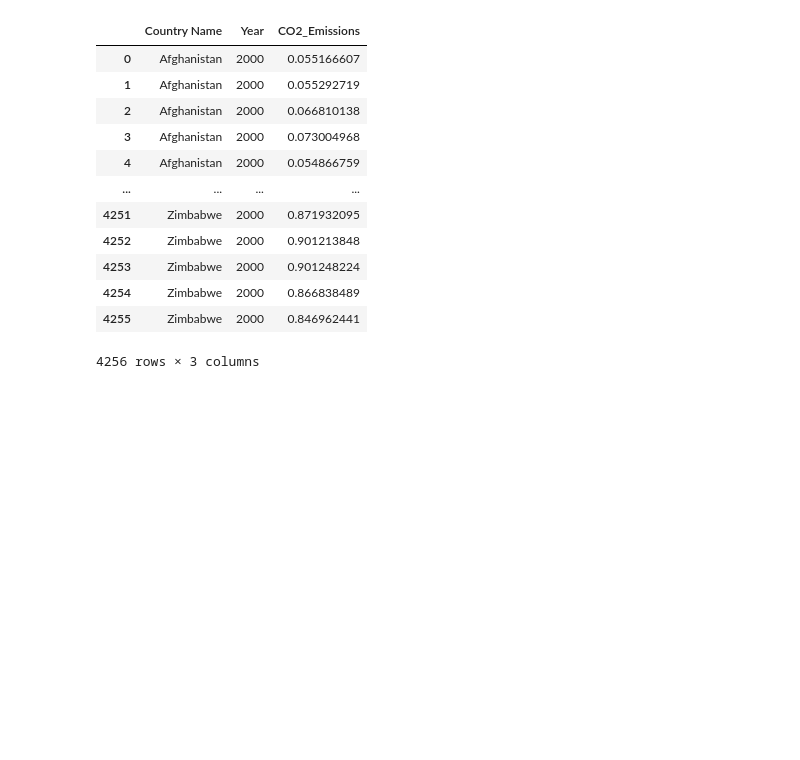
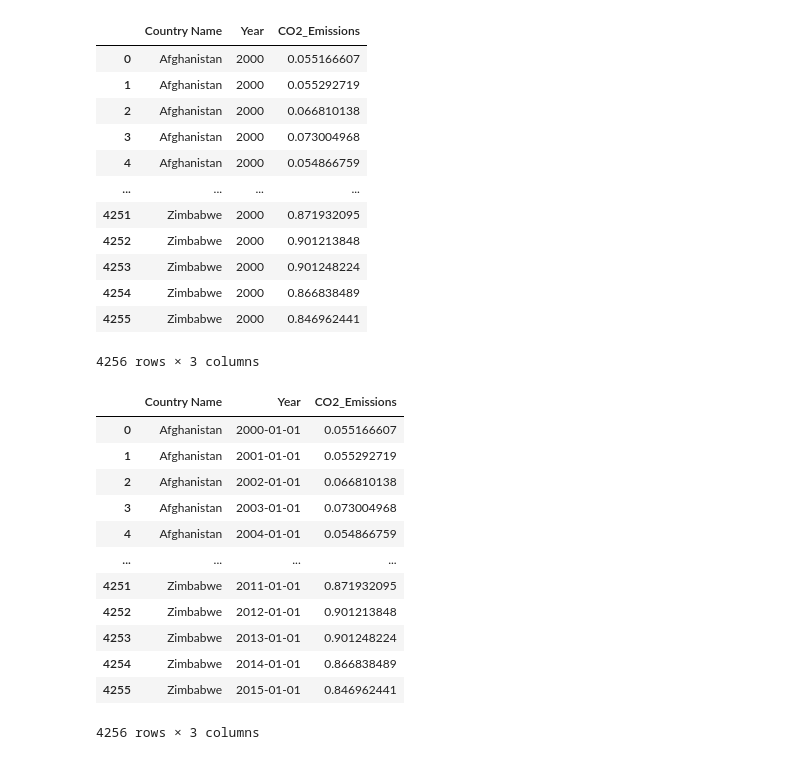
Before and after one commit to samratabduljalil/mL-olympiad2024, a Jupyter notebook: ml-co2.ipynb, the cells around one changed output. Cells and saved outputs as stored; diff of their text form; code cells hidden in the pictures; blank space fills up the shorter version.

```diff
--- a/ml-co2.ipynb
+++ b/ml-co2.ipynb
@@ -324,10 +324,8 @@ import re
 def remove_brackets(text):
     return re.sub(r"\[.*?\]", "", text)
 
-# Apply the function to the specific row
-row_index = 0  # Choose the row index where you want to remove the brackets
-sorted_df['Year']= remove_brackets(sorted_df['Year'][row_index])
-
+for index, row in sorted_df.iterrows():
+    sorted_df.at[index, 'Year'] = remove_brackets(row['Year'])
 print(sorted_df)
 # %% [output]
      Country Name   Year CO2_Emissions
@@ -360,3 +358,22 @@ sorted_df
 | 4254 | Zimbabwe | 2000 | 0.866838489 |
 | 4255 | Zimbabwe | 2000 | 0.846962441 |
 4256 rows × 3 columns
+# %%
+sorted_df['Year'] = sorted_df['Year'].str.strip()
+sorted_df['Year'] = pd.to_datetime(sorted_df['Year'], format='%Y')
+# %%
+sorted_df
+# %% [output]
+|  | Country Name | Year | CO2_Emissions |
+| 0 | Afghanistan | 2000-01-01 | 0.055166607 |
+| 1 | Afghanistan | 2001-01-01 | 0.055292719 |
+| 2 | Afghanistan | 2002-01-01 | 0.066810138 |
+| 3 | Afghanistan | 2003-01-01 | 0.073004968 |
+| 4 | Afghanistan | 2004-01-01 | 0.054866759 |
+| ... | ... | ... | ... |
+| 4251 | Zimbabwe | 2011-01-01 | 0.871932095 |
+| 4252 | Zimbabwe | 2012-01-01 | 0.901213848 |
+| 4253 | Zimbabwe | 2013-01-01 | 0.901248224 |
+| 4254 | Zimbabwe | 2014-01-01 | 0.866838489 |
+| 4255 | Zimbabwe | 2015-01-01 | 0.846962441 |
+4256 rows × 3 columns
```
Also changed, not shown: parts of 1 cell of this notebook.
